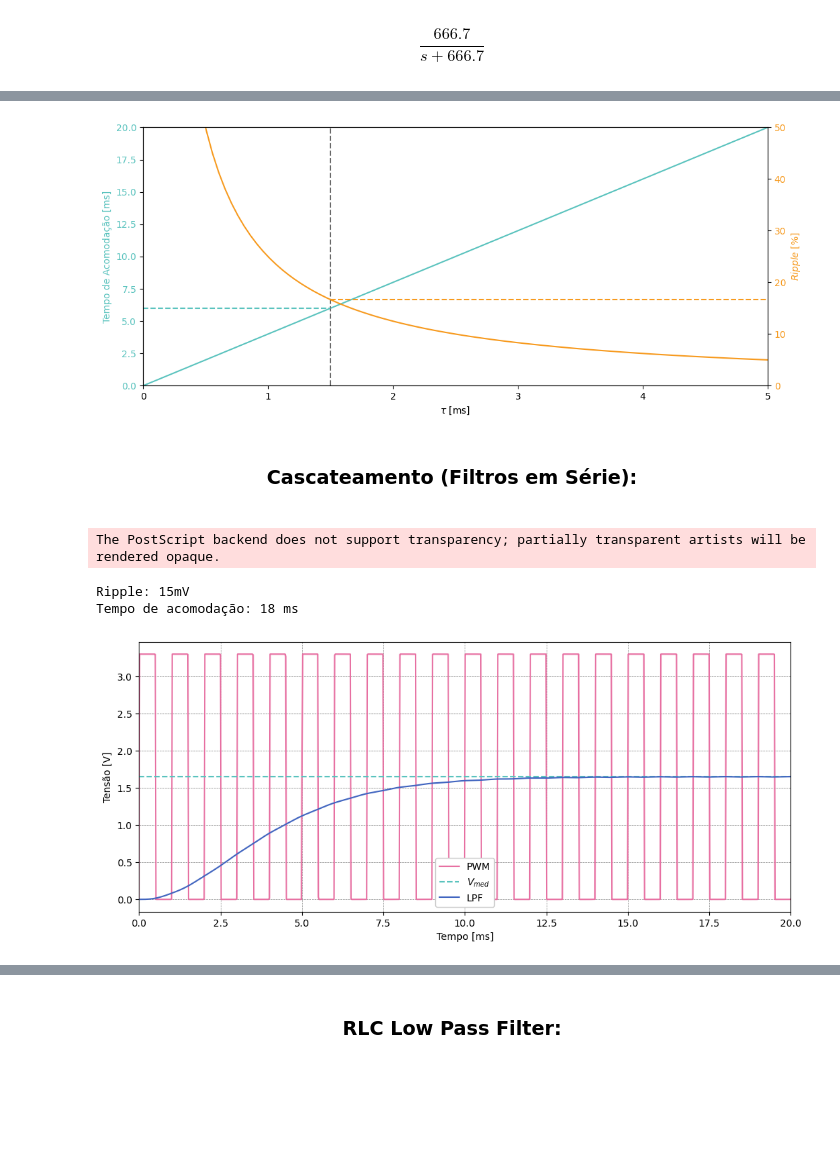
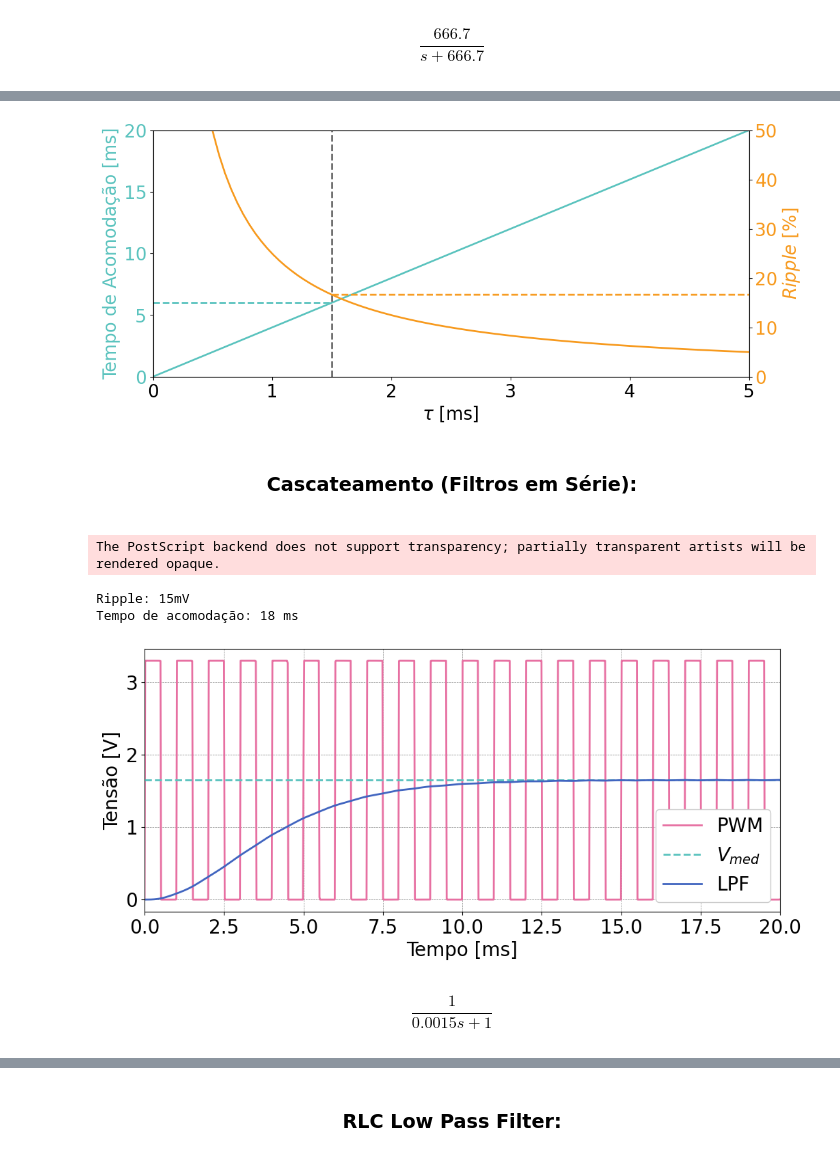
Before and after one commit to ErickNMA/PFC, a Jupyter notebook: Projeto/projeto-LPF.ipynb, the cells around one changed output, grey strips where cells are left out. Drawn from its saved outputs; the diff is of its cells as text; code cells hidden in the pictures; blank space fills up the shorter version.

```diff
--- a/Projeto/projeto-LPF.ipynb
+++ b/Projeto/projeto-LPF.ipynb
@@ -9,8 +9,8 @@ plt.style.use([
     'grid',
     'retro'
 ])
-#plt.rcParams['lines.linewidth'] = 3
-#plt.rcParams['font.size'] = 20
+plt.rcParams['lines.linewidth'] = 2
+plt.rcParams['font.size'] = 20
 plt.rcParams['figure.figsize'] = (12, 5)
 # %%
 #Criação da onda quadrada por Série de Fourier:
@@ -110,30 +110,40 @@ ax2.set_ylim(0, 50)
 plt.grid()
 plt.savefig('curves/optlpf.eps', dpi=600, transparent=True, bbox_inches='tight')
 # %% [output]
-[figure, old version]
+[figure, new version]
 # %% [markdown]
 <h3 align='center'>Cascateamento (Filtros em Série):<h3>
 # %%
 #Tensão de Ripple:
 print(f'Ripple: {int((ripp**3)*V*1e3)}mV')
 
 #Tempo de acomodação:
 print(f'Tempo de acomodação: {int(4e3*tau*3)} ms')
 
 #Simulação do sistema:
 y = ct.forced_response(Grc*Grc*Grc, t, pwm)[1]
 
 plt.figure()
 plt.plot(t*1e3, pwm, color='C1', label='PWM')
 plt.plot(t*1e3, np.ones(t.shape)*V*D, linestyle='dashed', color='C2', label='$V_{med}$')
 plt.plot(t*1e3, y, color='C0', label='LPF')
 plt.ylabel('Tensão [V]')
 plt.xlabel('Tempo [ms]')
 plt.xlim(0, tf*1e3)
-plt.legend(loc='lower center')
+plt.legend(loc='lower right')
 plt.savefig('curves/lpf2.eps', dpi=600, transparent=True, bbox_inches='tight')
 # %% [output]
 The PostScript backend does not support transparency; partially transparent artists will be rendered opaque.
 Ripple: 15mV
 Tempo de acomodação: 18 ms
-[figure, old version]
+[figure, new version]
+# %%
+cte = (R*C)
+
+fc = (1/(2*np.pi*cte))
+
+Glpf = (1/((cte*s)+1))
+
+Glpf
+# %% [output]
+$$\frac{1}{0.0015 s + 1}$$
```
Also changed, not shown: parts of 6 cells of this notebook, 7 other files.
